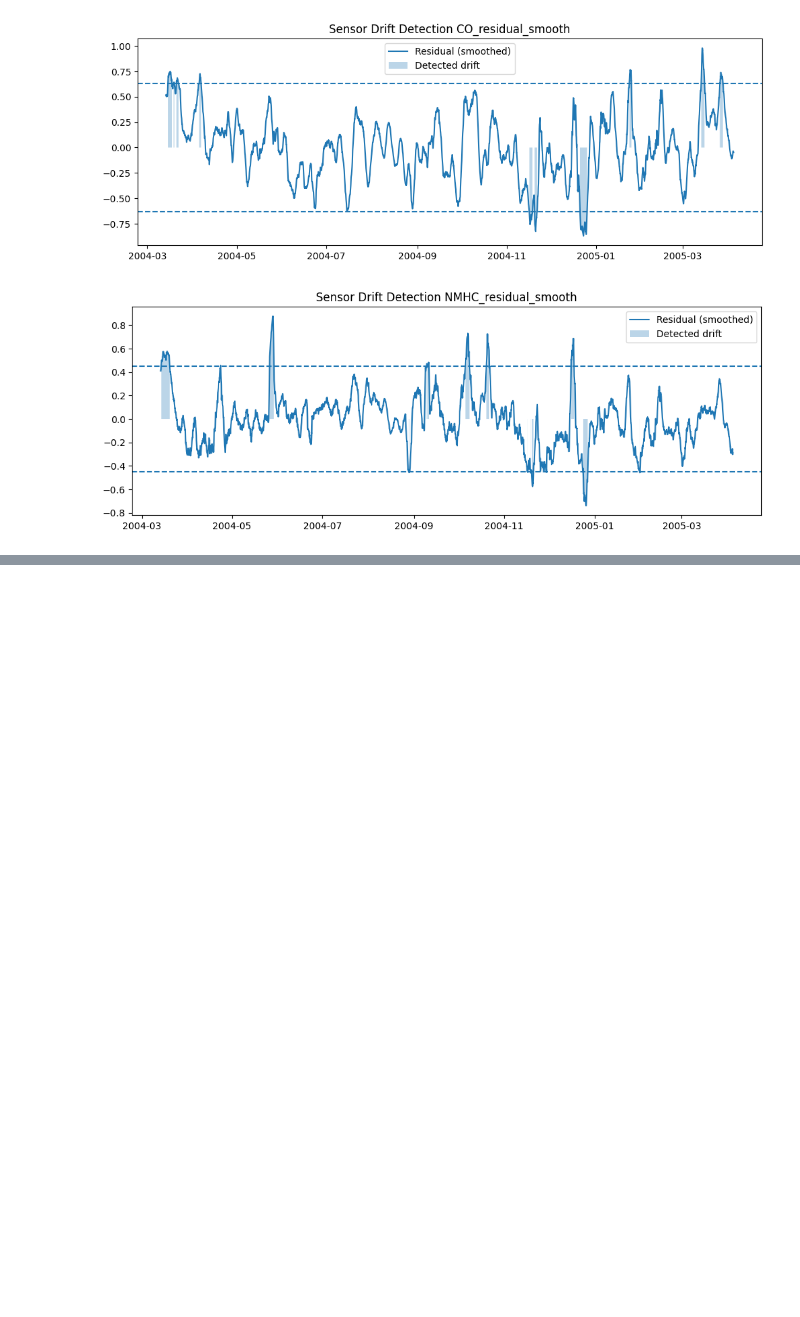
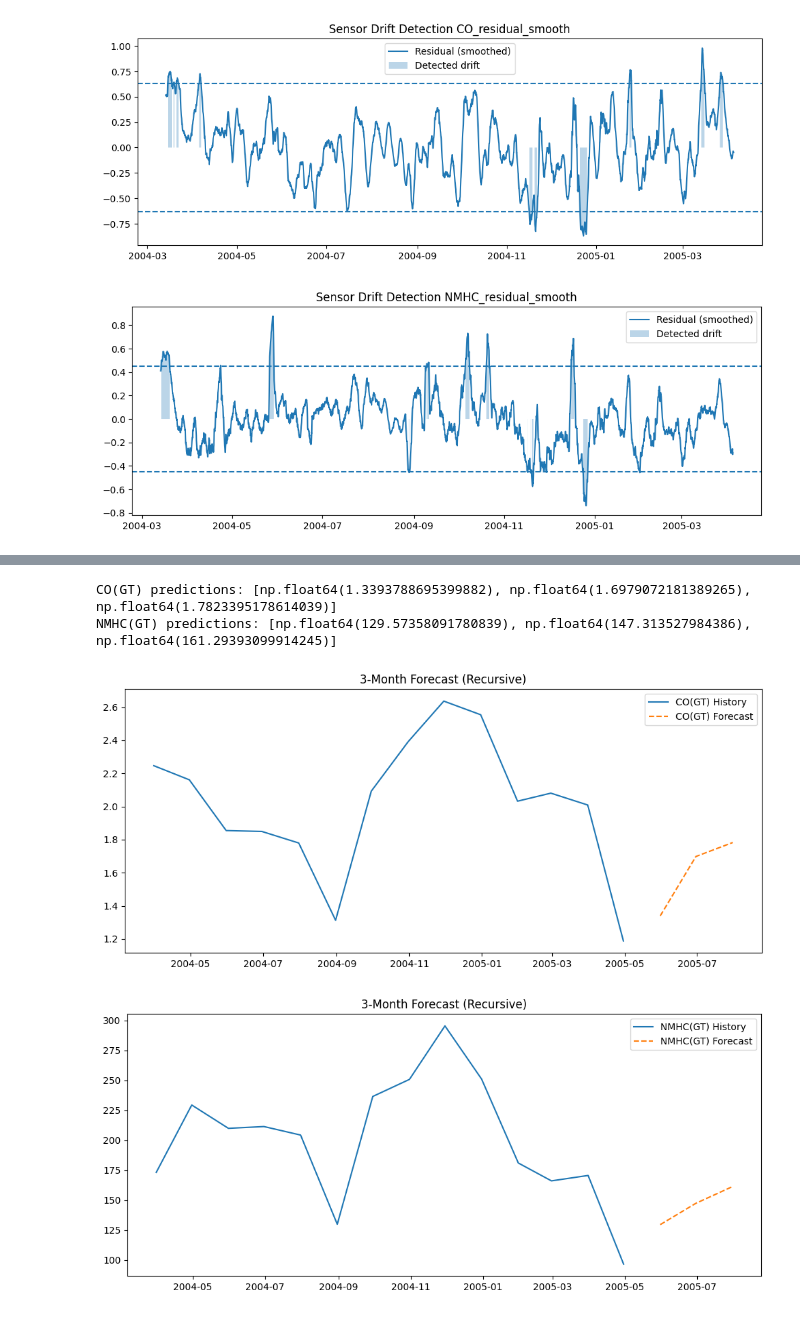
Before and after one commit to mr-kelsey/sp26-aai530-group1, a Jupyter notebook: Notebooks/Nick/CO_NMHC.ipynb, the cells around one changed output, grey strips where cells are left out. Cells and saved outputs as stored; diff of their text form; code cells hidden in the pictures; blank space fills up the shorter version.

Commit message:
Added forecasting 3-mo and 24-hour

```diff
--- a/Notebooks/Nick/CO_NMHC.ipynb
+++ b/Notebooks/Nick/CO_NMHC.ipynb
@@ -404,0 +454,55 @@ for i in target:
+# %%
+# monthly aggregation
+monthly_df = df.resample("M").mean() # use df_scaled or df
+
+targets = ["CO(GT)", "NMHC(GT)"]
+order = (2, 1, 2)
+horizon = 3
+
+all_predictions = {}
+
+for target in targets:
+    series = monthly_df[target].dropna()
+
+    # recursive forecast: 1 month ahead, append prediction, repeat
+    history = list(series.values)
+    predictions = []
+
+    for _ in range(horizon):
+        model = ARIMA(history, order=order)
+        model_fit = model.fit()
+        yhat = model_fit.forecast()[0]
+        predictions.append(yhat)
+        history.append(yhat)
+
+    all_predictions[target] = {
+        "series": series,
+        "predictions": predictions
+    }
+
+    print(f"{target} predictions:", predictions)
+
+# future index for 3 months
+future_index = pd.date_range(
+    monthly_df.index.max(),
+    periods=horizon + 1,
+    freq="M"
+)[1:]
+
+# plot both
+for target in targets:
+    series = all_predictions[target]["series"]
+    preds = all_predictions[target]["predictions"]
+
+    plt.figure(figsize=(12,5))
+    plt.plot(series.index, series, label=f"{target} History")
+    plt.plot(future_index, preds, "--", label=f"{target} Forecast")
+
+    plt.legend()
+    plt.title("3-Month Forecast (Recursive)")
+    plt.show()
+# %% [output]
+CO(GT) predictions: [np.float64(1.3393788695399882), np.float64(1.6979072181389265), np.float64(1.7823395178614039)]
+NMHC(GT) predictions: [np.float64(129.57358091780839), np.float64(147.313527984386), np.float64(161.29393099914245)]
+[figure, added]
+[figure, added]
```
Also changed, not shown: parts of 7 cells of this notebook.
